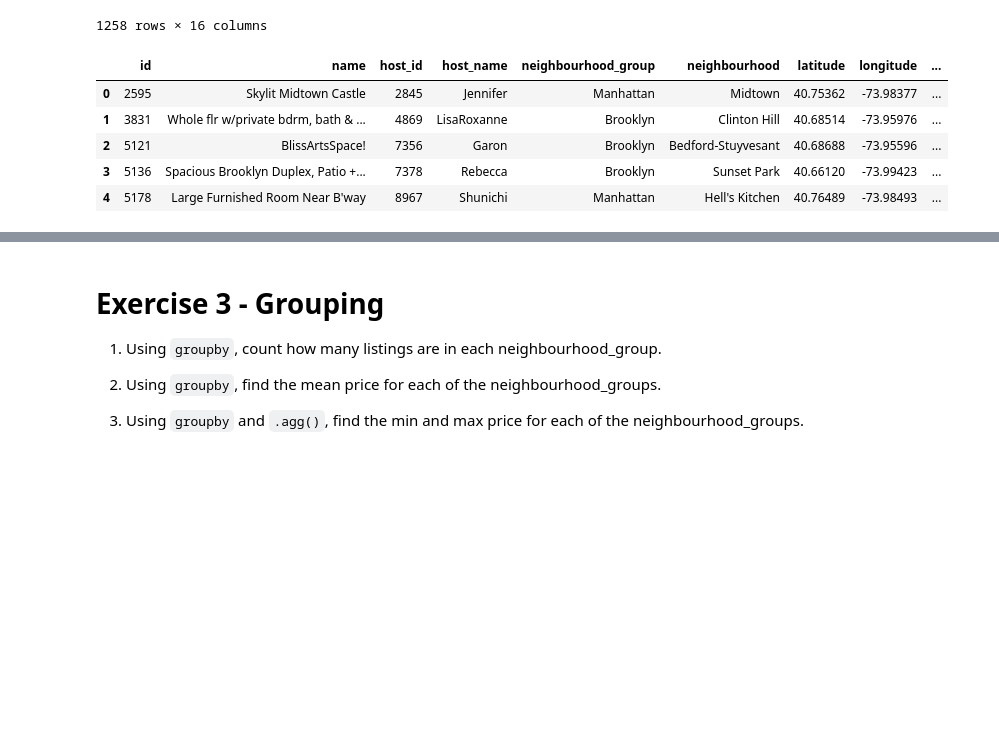
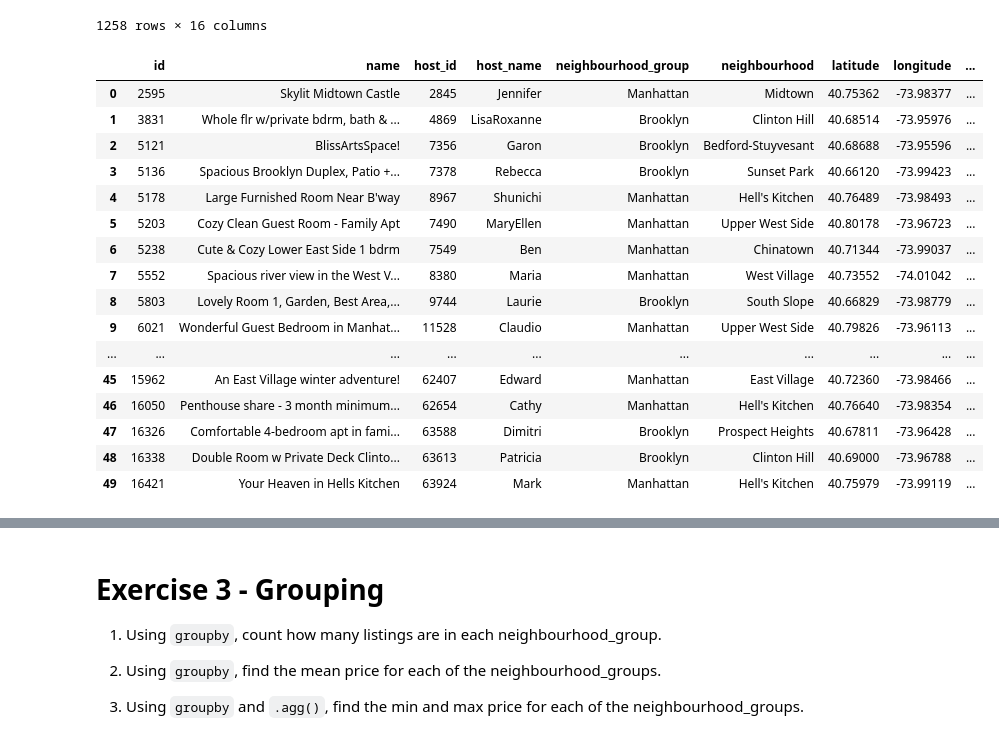
Before and after one commit to korchkovarthur/2021-fall-data-science, a Jupyter notebook: Week-01-Pandas/Exercise.ipynb, the cells around one changed output, grey strips where cells are left out. Drawn from its saved outputs; the diff is of its cells as text; code cells hidden in the pictures; blank space fills up the shorter version.

```diff
--- a/Week-01-Pandas/Exercise.ipynb
+++ b/Week-01-Pandas/Exercise.ipynb
@@ -113,23 +113,34 @@ df[condition]
 # %%
 # # 5. Create a new column called `adjusted_price` that has $100 added to every listing in Williamsburg.
 # # The prices for all other listings should be the same as the were before.
 # cond_1 = df['neighbourhood'] == 'Williamsburg'
 # df_wlms = df[cond_1]
 
 # cond_2 = df['price'] + 100
 # df_price = df[cond_2]
 
 # df['williamsburg_price'] = df[df_wlms & df_price]
 # df.head
 # #df['new_price'] =
 c_1 = df['neighbourhood'] == 'Williamsburg'
 df['Williamsburg Price'] = np.where(c_1, df['price'] + 100, 'not applicable')
 df.shape
-df.head()
+df.head(n = 50)
 # %% [output]
 |  | id | name | host_id | host_name | neighbourhood_group | neighbourhood | latitude | longitude | ... |
 | 0 | 2595 | Skylit Midtown Castle | 2845 | Jennifer | Manhattan | Midtown | 40.75362 | -73.98377 | ... |
 | 1 | 3831 | Whole flr w/private bdrm, bath & ... | 4869 | LisaRoxanne | Brooklyn | Clinton Hill | 40.68514 | -73.95976 | ... |
 | 2 | 5121 | BlissArtsSpace! | 7356 | Garon | Brooklyn | Bedford-Stuyvesant | 40.68688 | -73.95596 | ... |
 | 3 | 5136 | Spacious Brooklyn Duplex, Patio +... | 7378 | Rebecca | Brooklyn | Sunset Park | 40.66120 | -73.99423 | ... |
 | 4 | 5178 | Large Furnished Room Near B'way | 8967 | Shunichi | Manhattan | Hell's Kitchen | 40.76489 | -73.98493 | ... |
+| 5 | 5203 | Cozy Clean Guest Room - Family Apt | 7490 | MaryEllen | Manhattan | Upper West Side | 40.80178 | -73.96723 | ... |
+| 6 | 5238 | Cute & Cozy Lower East Side 1 bdrm | 7549 | Ben | Manhattan | Chinatown | 40.71344 | -73.99037 | ... |
+| 7 | 5552 | Spacious river view in the West V... | 8380 | Maria | Manhattan | West Village | 40.73552 | -74.01042 | ... |
+| 8 | 5803 | Lovely Room 1, Garden, Best Area,... | 9744 | Laurie | Brooklyn | South Slope | 40.66829 | -73.98779 | ... |
+| 9 | 6021 | Wonderful Guest Bedroom in Manhat... | 11528 | Claudio | Manhattan | Upper West Side | 40.79826 | -73.96113 | ... |
+| ... | ... | ... | ... | ... | ... | ... | ... | ... | ... |
+| 45 | 15962 | An East Village winter adventure! | 62407 | Edward | Manhattan | East Village | 40.72360 | -73.98466 | ... |
+| 46 | 16050 | Penthouse share - 3 month minimum... | 62654 | Cathy | Manhattan | Hell's Kitchen | 40.76640 | -73.98354 | ... |
+| 47 | 16326 | Comfortable 4-bedroom apt in fami... | 63588 | Dimitri | Brooklyn | Prospect Heights | 40.67811 | -73.96428 | ... |
+| 48 | 16338 | Double Room w Private Deck Clinto... | 63613 | Patricia | Brooklyn | Clinton Hill | 40.69000 | -73.96788 | ... |
+| 49 | 16421 | Your Heaven in Hells Kitchen | 63924 | Mark | Manhattan | Hell's Kitchen | 40.75979 | -73.99119 | ... |
```
Also changed, not shown: parts of 2 cells of this notebook.
